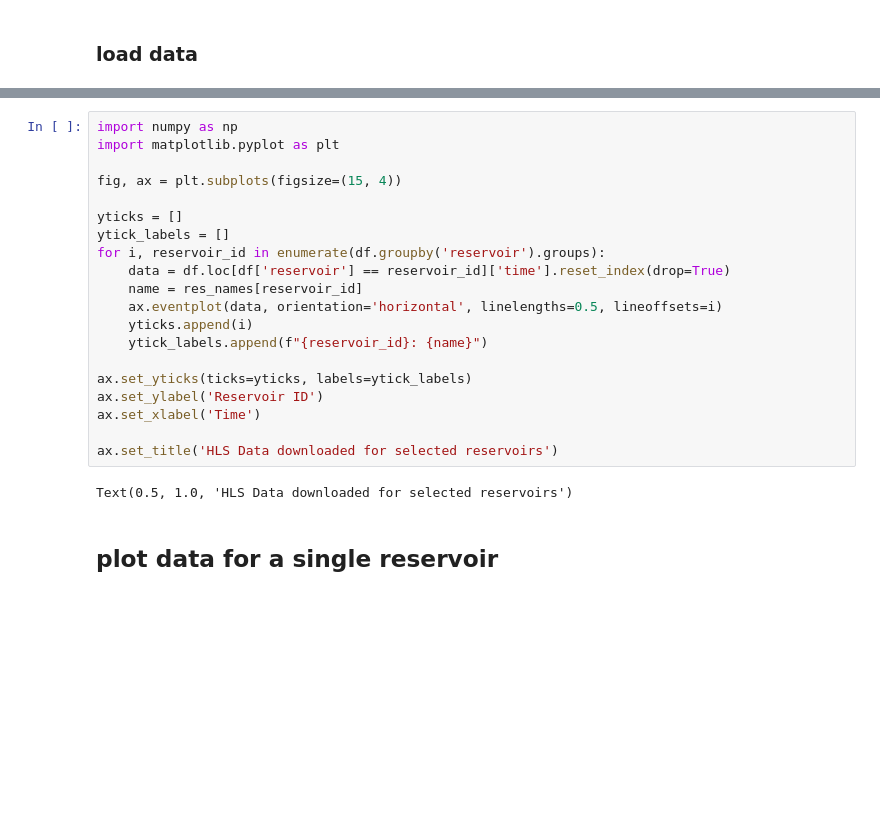
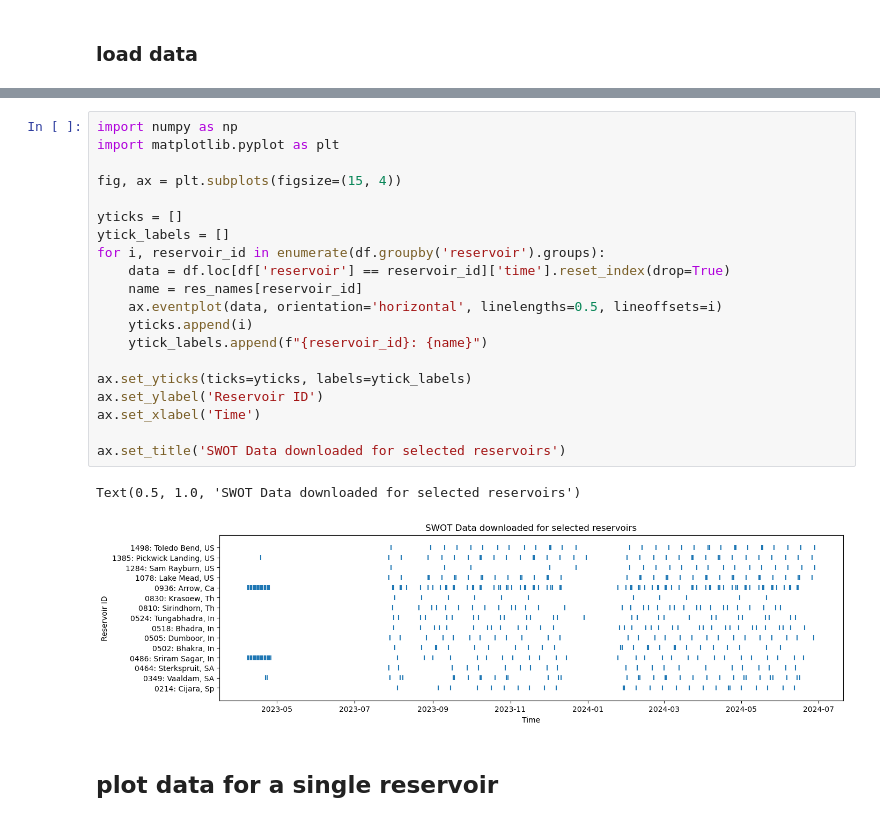
Before and after one commit to UW-SASWE/tmspp, a Jupyter notebook: notebooks/03.3-classification-swot.ipynb, the cells around one changed output, grey strips where cells are left out. Cells and saved outputs as stored; diff of their text form; blank space fills up the shorter version.

```diff
--- a/notebooks/03.3-classification-swot.ipynb
+++ b/notebooks/03.3-classification-swot.ipynb
@@ -235,25 +264,26 @@ df.head()
 # %%
 import numpy as np
 import matplotlib.pyplot as plt
 
 fig, ax = plt.subplots(figsize=(15, 4))
 
 yticks = []
 ytick_labels = []
 for i, reservoir_id in enumerate(df.groupby('reservoir').groups):
     data = df.loc[df['reservoir'] == reservoir_id]['time'].reset_index(drop=True)
     name = res_names[reservoir_id]
     ax.eventplot(data, orientation='horizontal', linelengths=0.5, lineoffsets=i)
     yticks.append(i)
     ytick_labels.append(f"{reservoir_id}: {name}")
 
 ax.set_yticks(ticks=yticks, labels=ytick_labels)
 ax.set_ylabel('Reservoir ID')
 ax.set_xlabel('Time')
 
-ax.set_title('HLS Data downloaded for selected reservoirs')
+ax.set_title('SWOT Data downloaded for selected reservoirs')
 # %% [output]
-Text(0.5, 1.0, 'HLS Data downloaded for selected reservoirs')
+Text(0.5, 1.0, 'SWOT Data downloaded for selected reservoirs')
+[figure, added]
 # %% [markdown]
 ## plot data for a single reservoir
 # %%
```
Also changed, not shown: parts of 50 cells of this notebook.
